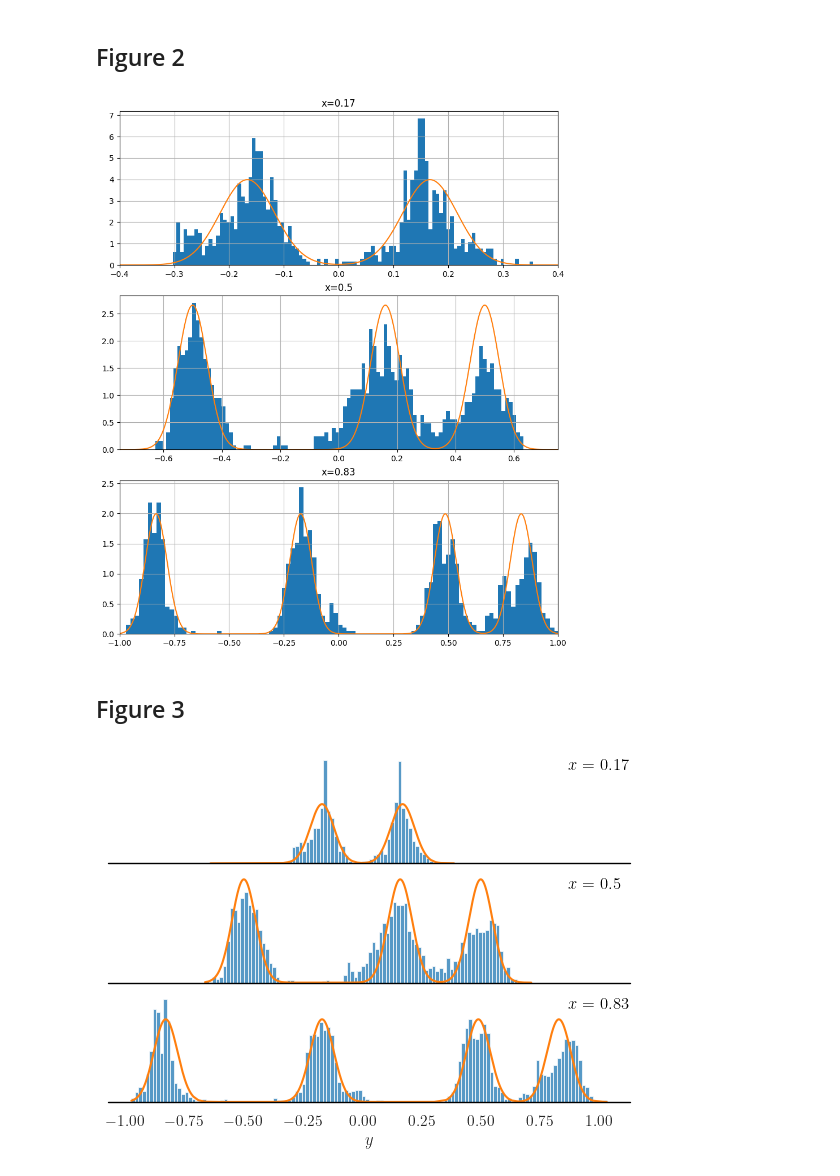
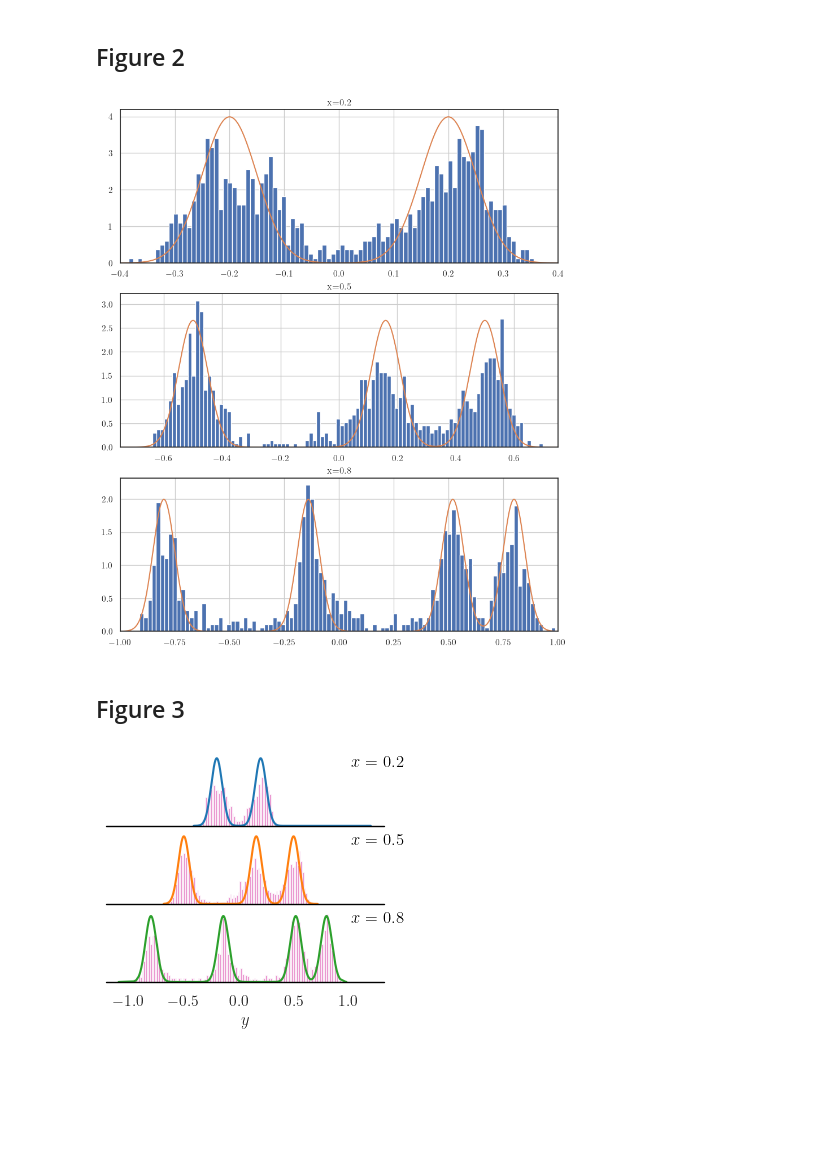
Before and after one commit to blei-lab/treeffuser, a Jupyter notebook: testbed/notebooks/paper_notebooks/multimodality/main_branching_mixture.ipynb, the cells around one changed output. Cells and saved outputs as stored; diff of their text form; code cells hidden in the pictures; blank space fills up the shorter version.

```diff
--- a/testbed/notebooks/paper_notebooks/multimodality/main_branching_mixture.ipynb
+++ b/testbed/notebooks/paper_notebooks/multimodality/main_branching_mixture.ipynb
@@ -8,6 +8,21 @@ import numpy as np
 
 from numpy.random import PCG64
 from _branching_mixture import CustomRandomGenerator, branching_mixture_density
+# %%
+import matplotlib as mpl
+import matplotlib.pyplot as plt
+import numpy as np
+import pandas as pd
+import seaborn as sns
+sns.set_theme(style="white", rc={"axes.facecolor": (0, 0, 0, 0)})
+mpl.rcParams.update(
+    {
+        "text.usetex": True,
+        "font.family": "serif",
+        "font.serif": ["Times New Roman"],  # ["Computer Modern"],  #
+        "font.size": 12,
+    }
+)
 # %%
 rng = CustomRandomGenerator(PCG64(seed=0))
 
@@ -16,7 +31,7 @@ scale = 0.05
 x, y = rng.branching_mixture(scale=scale, size=n)
 
 # model = tf.LightGBMTreeffuser(sde_initialize_with_data=True)
-model = Treeffuser()
+model = Treeffuser(n_repeats=100)
 fit = model.fit(X=x.reshape(-1, 1), y=y.reshape(-1, 1))
 # %% [markdown]
 ## Figure 1
@@ -28,7 +53,7 @@ plt.scatter(x, y, s=1)
 # %% [markdown]
 ## Figure 2
 # %%
-X = (np.array([1, 3, 5]) / 6).reshape(-1, 1)
+X = (np.array([0.2, 0.5, 0.8])).reshape(-1, 1)
 bandwidhts = [0.1, 0.09, 0.045]
 y_lims = [(-0.4, 0.4), (-0.75, 0.75), (-1, 1)]
 
@@ -48,7 +73,7 @@ for i, bw in enumerate(bandwidhts):
     axs[i].set_title(f"x={np.round(X[i], 2).item()}")
     axs[i].grid()
 # %% [output]
-[figure, old version]
+[figure, new version]
 # %% [markdown]
 ## Figure 3
 # %%
@@ -68,7 +93,7 @@ mpl.rcParams.update(
     }
 )
 # %%
-X = (np.array([1, 3, 5]) / 6).reshape(-1, 1)
+X = (np.array([2, 5, 8]) / 10).reshape(-1, 1)
 
 n_samples = 3 * 10**3
 x_vals = []
@@ -81,13 +106,17 @@ for x in X:
 df = pd.DataFrame({"x": x_vals, "y": y_samples})
 df["x"] = df["x"].astype("float")
 # %%
-colors = {"blue": "#1f77b4", "orange": "#ff7f0e"}
-histogram_color = colors["blue"]
-density_color = colors["orange"]
+color_palette = sns.color_palette("tab10", n_colors=10)
+colors = {
+    0.2: color_palette[0],
+    0.5: color_palette[1],
+    0.8: color_palette[2],
+}
+histogram_color = color_palette[6]
 binwidth = 0.015
 
 # Initialize the FacetGrid object
-g = sns.FacetGrid(df, row="x", aspect=4, height=1.5, palette=None, sharey=False)
+g = sns.FacetGrid(df, row="x", aspect=3.5, height=1.1, palette=colors, sharey=False, hue="x", )
 
 # Draw histograms
 g.map(
@@ -110,7 +139,7 @@ def plot_curve(**kwargs):
     density_true = branching_mixture_density(x_val, scale=scale)
     density_true = density_true(y)
     sorted_indices = np.argsort(y)
-    plt.plot(y[sorted_indices], density_true[sorted_indices], color=density_color)
+    plt.plot(y[sorted_indices], density_true[sorted_indices], color=kwargs["color"])
 
 
 g.map_dataframe(plot_curve)
@@ -123,31 +152,31 @@ g.set(xlabel="$y$")
 # Define and use a simple function to label the plot in axes coordinates
 def label(**kwargs):
     ax = plt.gca()
     data = kwargs["data"]
     x_val = data["x"].iloc[0]
     ax.text(
         0.88,
         0.9,
         f"$x$ = {x_val}",
         color="black",  # Set label color to black
         ha="left",
         va="center",
         transform=ax.transAxes,
     )
 
 
 g.map_dataframe(label)
 
 # Set the subplots to overlap
 g.figure.subplots_adjust(hspace=+0.1)
 
 # Remove axes details that don't play well with overlap
 g.set_titles("")
 g.set(yticks=[], ylabel="")
 
 # Remove vertical lines
 g.despine(bottom=True, left=True)
 
 g.savefig("fig/branching_mixture.pdf", format="pdf", dpi=600)
 # %% [output]
-[figure, old version]
+[figure, new version]
```
Also changed, not shown: parts of 3 cells of this notebook, 1 other file.
